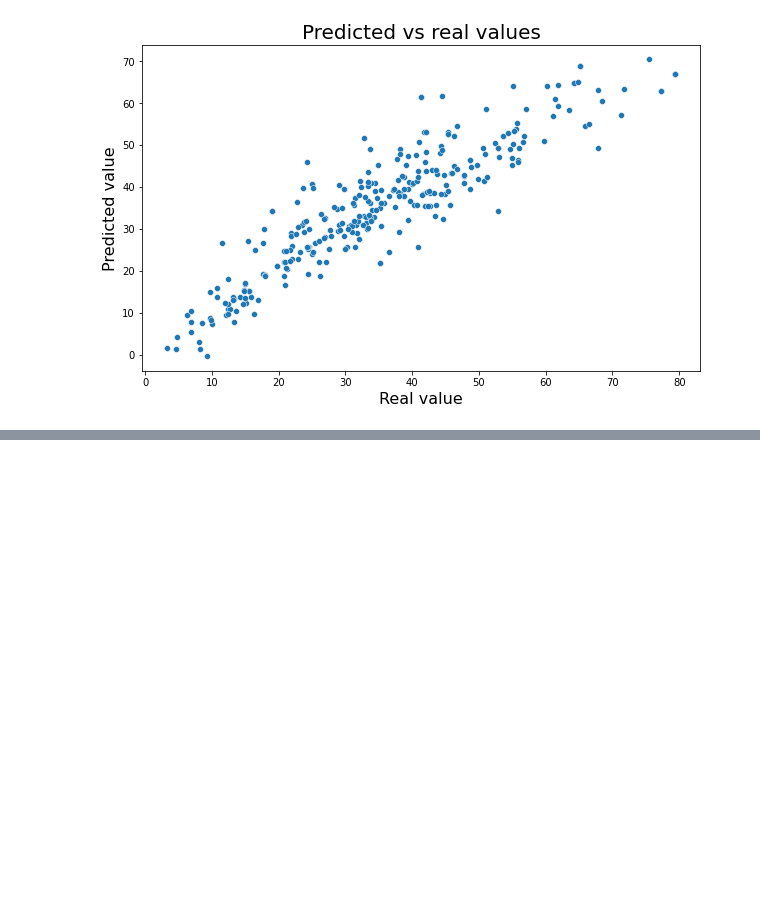
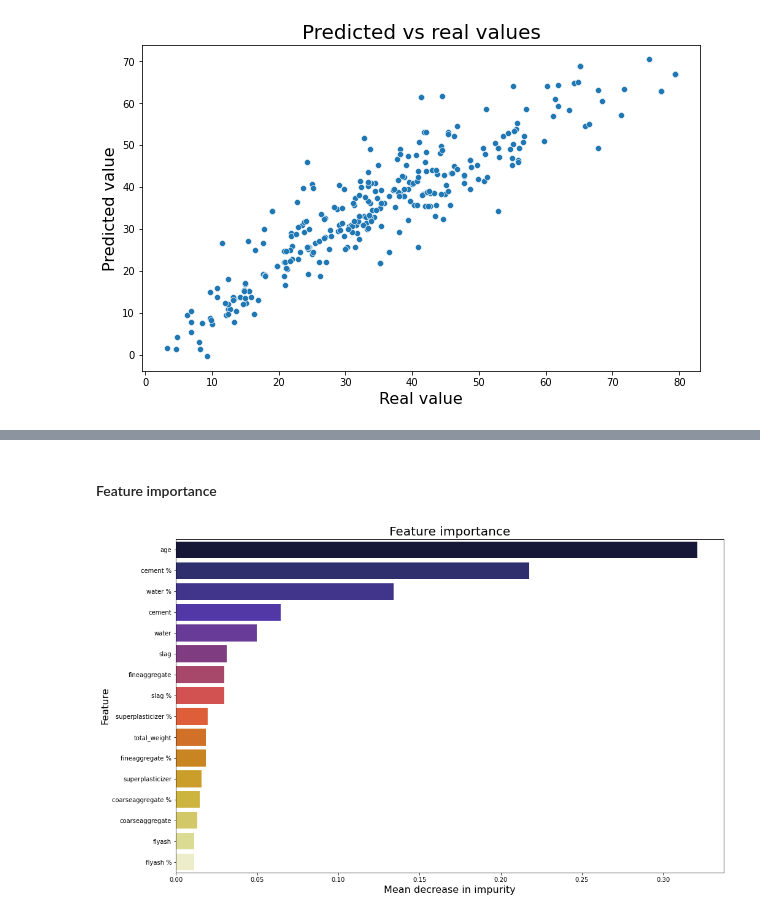
Before and after one commit to ZasadnyJan/Concrete_strength_regression, a Jupyter notebook: Main_notebook.ipynb, the cells around one changed output, grey strips where cells are left out. Cells and saved outputs as stored; diff of their text form; code cells hidden in the pictures; blank space fills up the shorter version.

```diff
--- a/Main_notebook.ipynb
+++ b/Main_notebook.ipynb
@@ -706,0 +860,16 @@ plt.show()
+# %% [markdown]
+#### Feature importance
+# %%
+feature_importance = pd.Series(
+    rforest_reg.feature_importances_, index=X.columns).sort_values(ascending=False)
+
+plt.figure(figsize=(16, 10))
+sns.barplot(x=feature_importance, y=feature_importance.index, palette="CMRmap")
+plt.title("Feature importance", fontsize=20)
+plt.xlabel("Mean decrease in impurity", fontsize=16)
+plt.ylabel("Feature", fontsize=16)
+plt.xticks(fontsize=10)
+plt.yticks(fontsize=10)
+plt.show()
+# %% [output]
+[figure, added]
```
Also changed, not shown: parts of 34 cells of this notebook.
